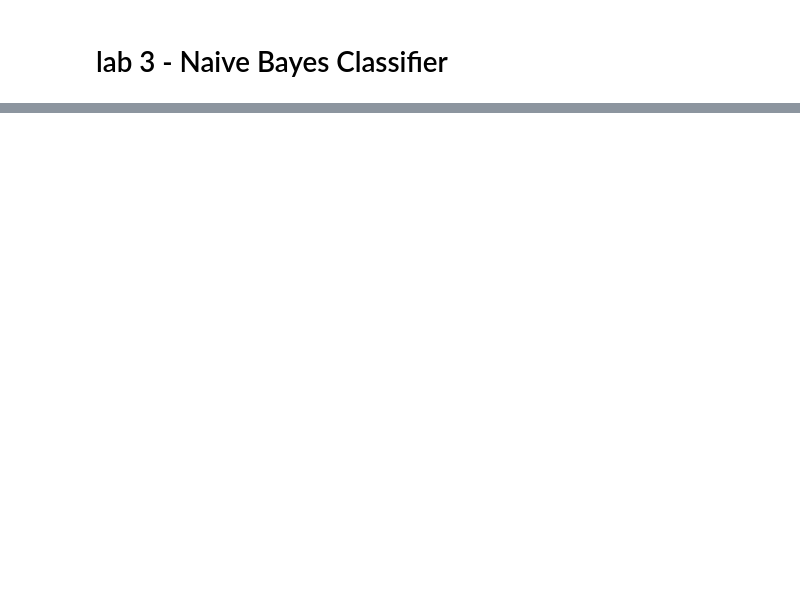
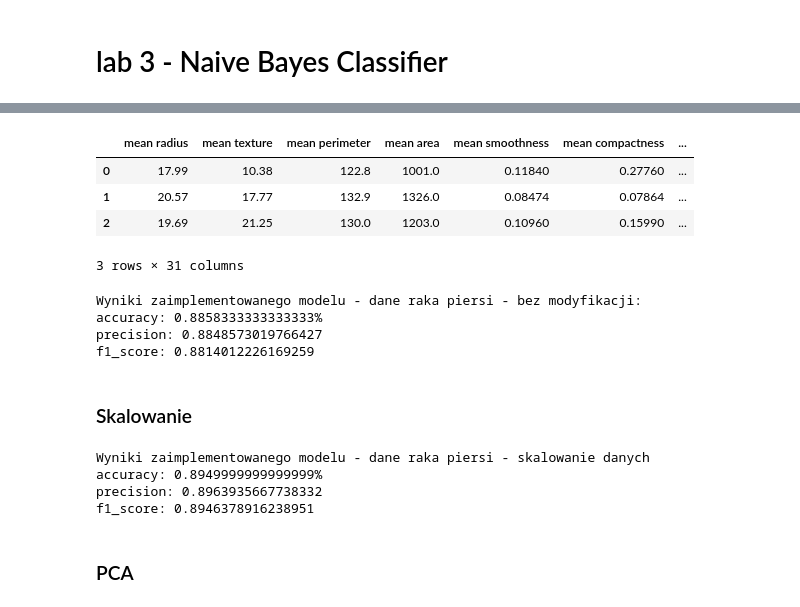
Before and after one commit to Mon4/UM, a Jupyter notebook: lab3/lab3.ipynb, the cells around one changed output, grey strips where cells are left out. Saved outputs shown, nothing was run; the diff lists cells and outputs as text; code cells hidden in the pictures; blank space fills up the shorter version.

```diff
--- a/lab3/lab3.ipynb
+++ b/lab3/lab3.ipynb
@@ -49,0 +143,24 @@ group_stats
+# %%
+data = load_breast_cancer()
+cancer = pd.DataFrame(np.c_[data['data'], data['target']],
+                      columns = np.append(data['feature_names'], ['target']))
+y_cancer = cancer['target']
+X_cancer = cancer.drop(columns=['target'])
+# %%
+cancer.head(3)
+# %% [output]
+|  | mean radius | mean texture | mean perimeter | mean area | mean smoothness | mean compactness | ... |
+| 0 | 17.99 | 10.38 | 122.8 | 1001.0 | 0.11840 | 0.27760 | ... |
+| 1 | 20.57 | 17.77 | 132.9 | 1326.0 | 0.08474 | 0.07864 | ... |
+| 2 | 19.69 | 21.25 | 130.0 | 1203.0 | 0.10960 | 0.15990 | ... |
+3 rows × 31 columns
+# %%
+bayes = NaiveBayesGaussian()
+count_20(bayes, X_cancer, y_cancer, 0.3, 'Wyniki zaimplementowanego modelu - dane raka piersi - bez modyfikacji: ')
+# %% [output]
+Wyniki zaimplementowanego modelu - dane raka piersi - bez modyfikacji:
+accuracy: 0.8858333333333333%
+precision: 0.8848573019766427
+f1_score: 0.8814012226169259
+# %% [markdown]
+### Skalowanie
@@ -49,0 +171,9 @@ group_stats
+# %%
+count_20(bayes, scaled_X, y_cancer, 0.3, 'Wyniki zaimplementowanego modelu - dane raka piersi - skalowanie danych ')
+# %% [output]
+Wyniki zaimplementowanego modelu - dane raka piersi - skalowanie danych
+accuracy: 0.8949999999999999%
+precision: 0.8963935667738332
+f1_score: 0.8946378916238951
+# %% [markdown]
+### PCA
```
Also changed, not shown: parts of 35 cells of this notebook, 2 other files.
